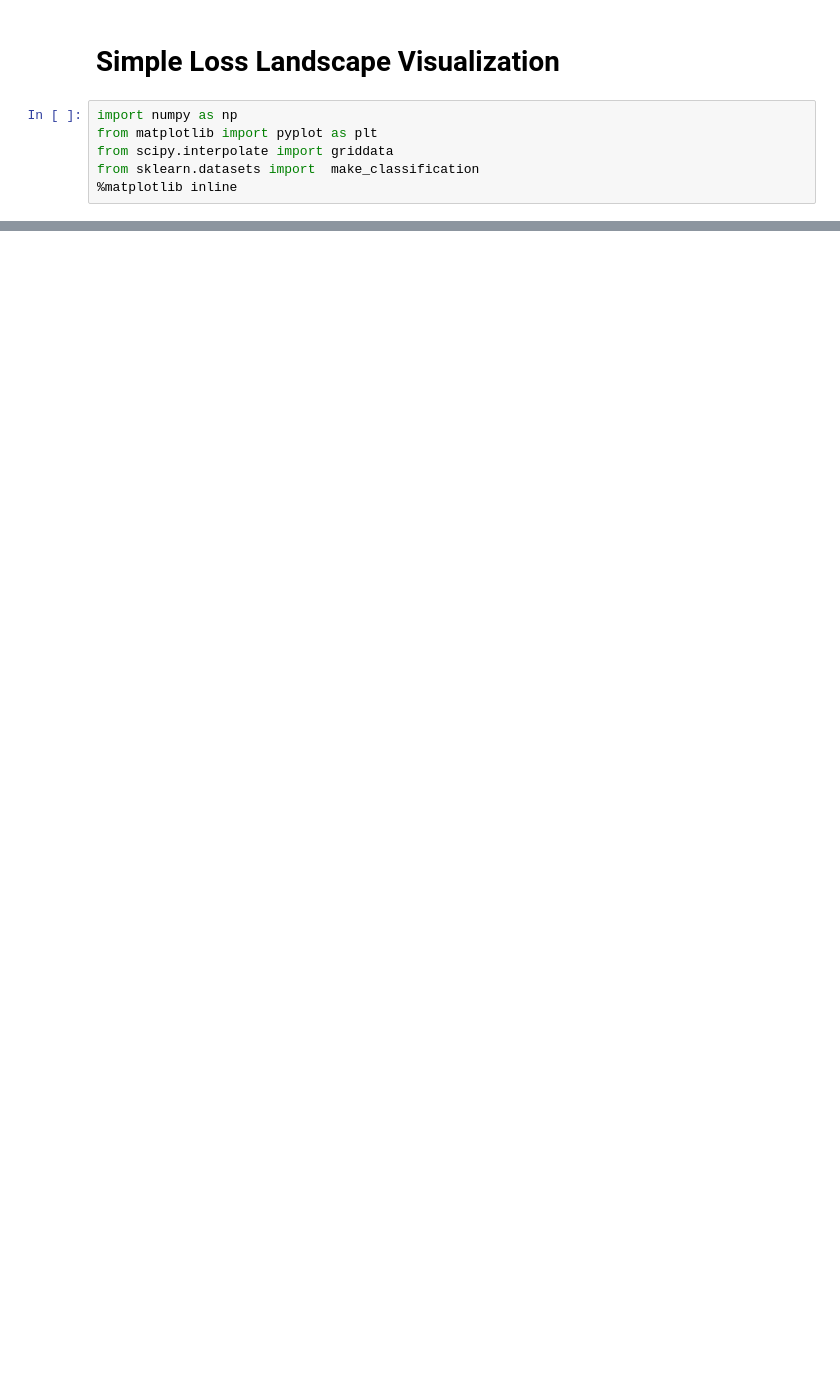
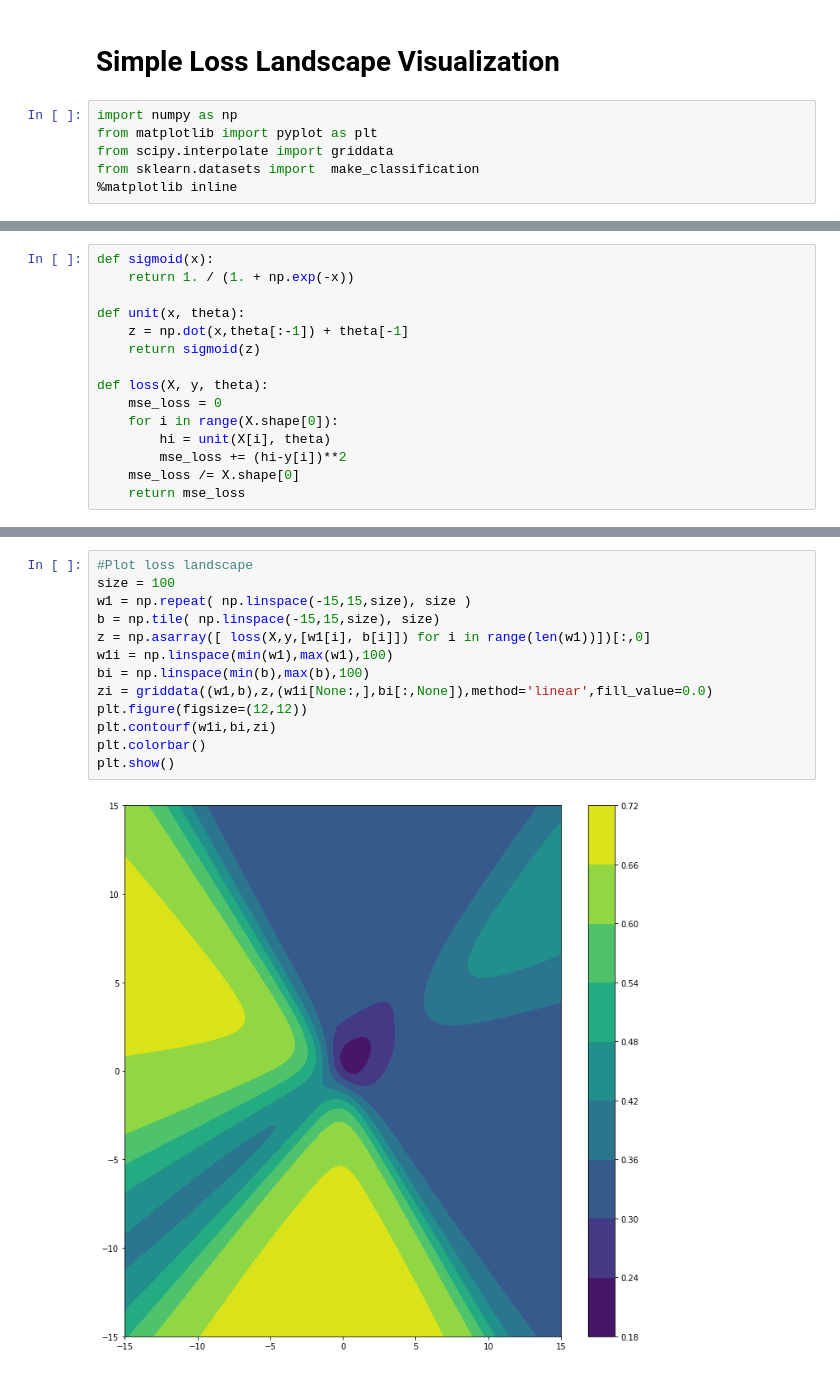
Before and after one commit to Alfo5123/LossViz, a Jupyter notebook: SimpleVisualization.ipynb, the cells around one changed output, grey strips where cells are left out. Cells and saved outputs as stored; diff of their text form; blank space fills up the shorter version.

```diff
--- a/SimpleVisualization.ipynb
+++ b/SimpleVisualization.ipynb
@@ -8,0 +11,15 @@ from sklearn.datasets import  make_classification
+# %%
+def sigmoid(x):
+    return 1. / (1. + np.exp(-x))
+
+def unit(x, theta):
+    z = np.dot(x,theta[:-1]) + theta[-1]
+    return sigmoid(z)
+
+def loss(X, y, theta):
+    mse_loss = 0
+    for i in range(X.shape[0]):
+        hi = unit(X[i], theta)
+        mse_loss += (hi-y[i])**2
+    mse_loss /= X.shape[0]
+    return mse_loss
@@ -8,0 +43,15 @@ from sklearn.datasets import  make_classification
+# %%
+#Plot loss landscape
+size = 100
+w1 = np.repeat( np.linspace(-15,15,size), size )
+b = np.tile( np.linspace(-15,15,size), size)
+z = np.asarray([ loss(X,y,[w1[i], b[i]]) for i in range(len(w1))])[:,0]
+w1i = np.linspace(min(w1),max(w1),100)
+bi = np.linspace(min(b),max(b),100)
+zi = griddata((w1,b),z,(w1i[None:,],bi[:,None]),method='linear',fill_value=0.0)
+plt.figure(figsize=(12,12))
+plt.contourf(w1i,bi,zi)
+plt.colorbar()
+plt.show()
+# %% [output]
+[figure, added]
```
Also changed, not shown: parts of 11 cells of this notebook.
